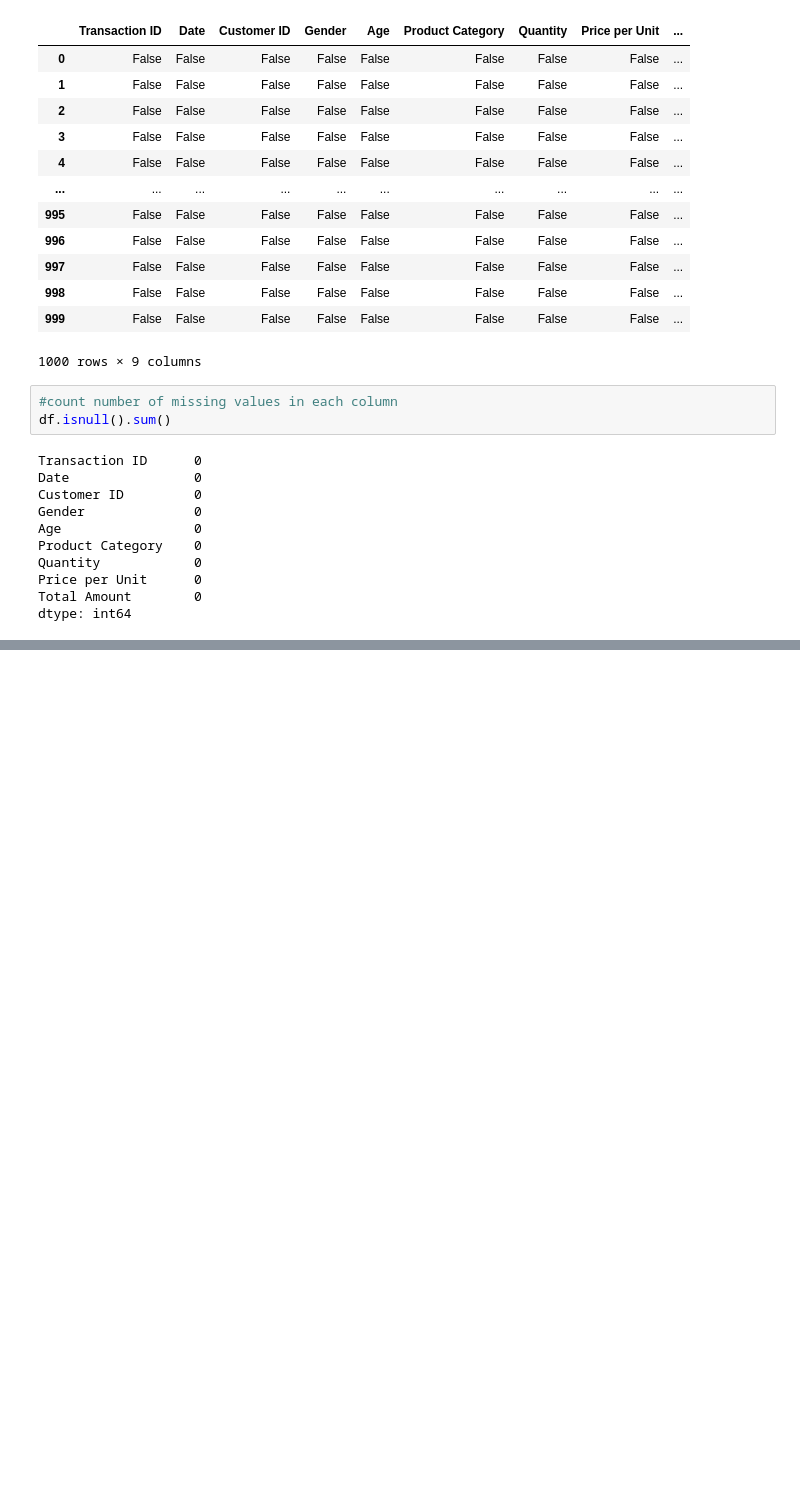
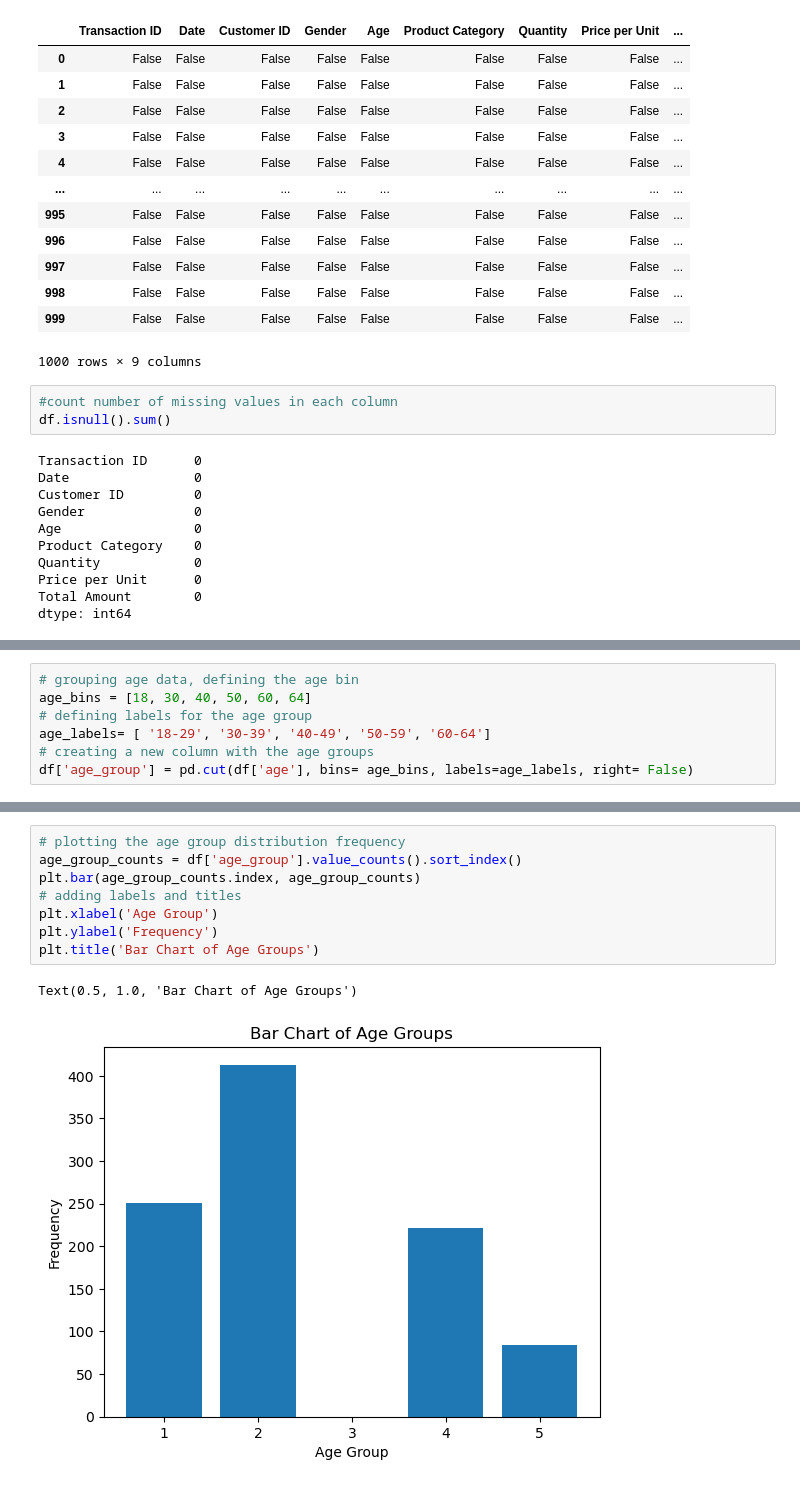
Before and after one commit to Girlingreenn/Retail-Sales-Project, a Jupyter notebook: retail_sales.ipynb, the cells around one changed output, grey strips where cells are left out. Drawn from its saved outputs; the diff is of its cells as text; blank space fills up the shorter version.

```diff
--- a/retail_sales.ipynb
+++ b/retail_sales.ipynb
@@ -122,0 +191,7 @@ NameError: name 'df' is not defined
+# %%
+# grouping age data, defining the age bin
+age_bins = [18, 30, 40, 50, 60, 64]
+# defining labels for the age group
+age_labels= [ '18-29', '30-39', '40-49', '50-59', '60-64']
+# creating a new column with the age groups
+df['age_group'] = pd.cut(df['age'], bins= age_bins, labels=age_labels, right= False)
@@ -122,0 +227,11 @@ NameError: name 'df' is not defined
+# %%
+# plotting the age group distribution frequency
+age_group_counts = df['age_group'].value_counts().sort_index()
+plt.bar(age_group_counts.index, age_group_counts)
+# adding labels and titles
+plt.xlabel('Age Group')
+plt.ylabel('Frequency')
+plt.title('Bar Chart of Age Groups')
+# %% [output]
+Text(0.5, 1.0, 'Bar Chart of Age Groups')
+[figure, added]
```
Also changed, not shown: parts of 14 cells of this notebook.
